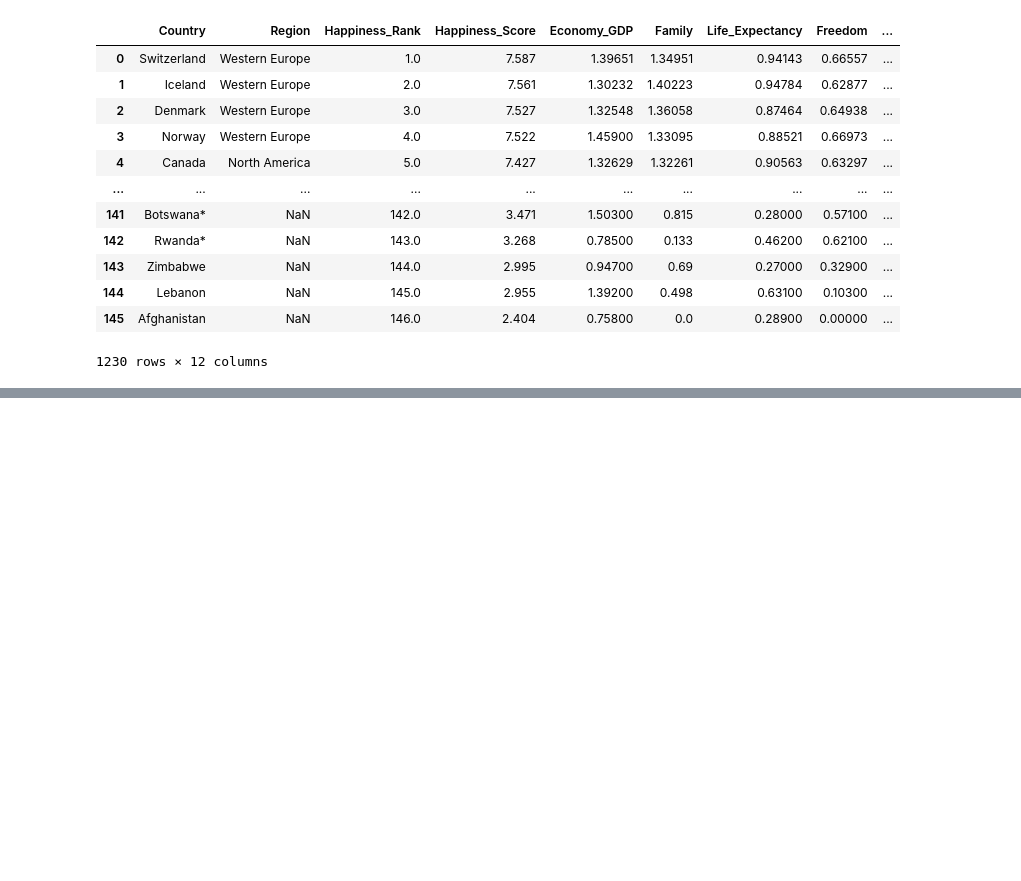
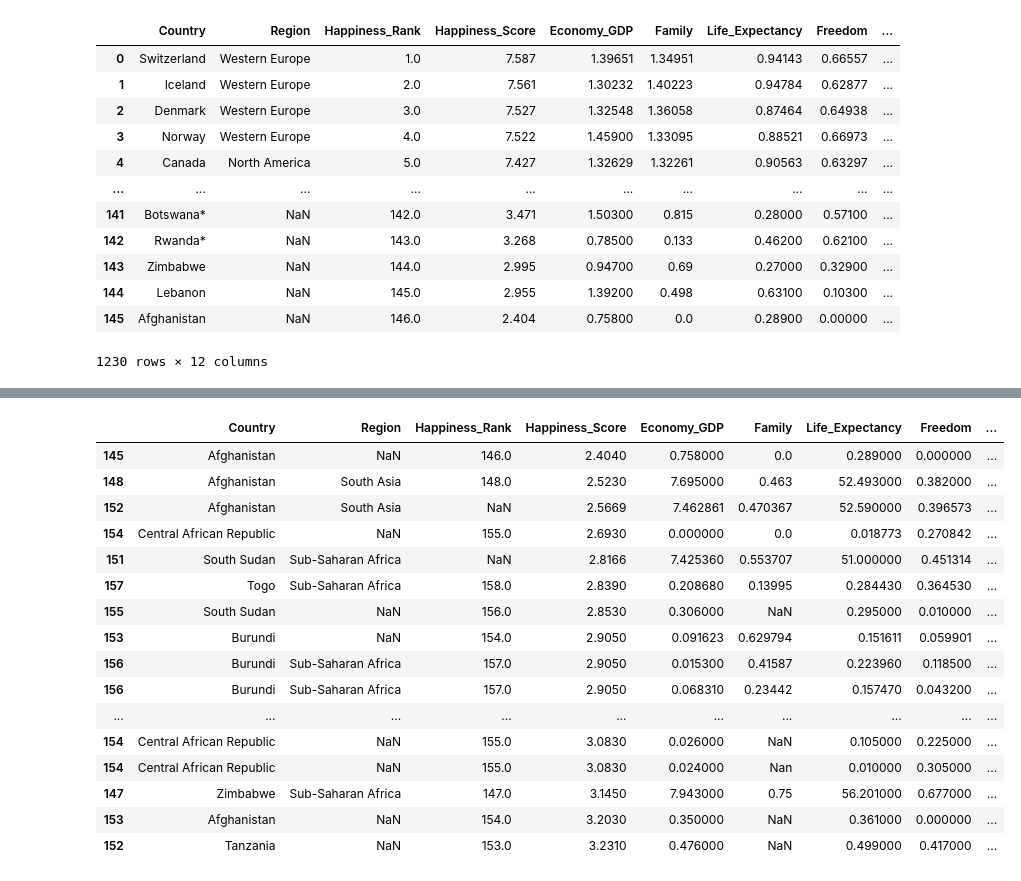
Before and after one commit to dafreibe74/GRPONE-The_Eddies, a Jupyter notebook: Clean_data_merging.ipynb, the cells around one changed output, grey strips where cells are left out. Cells and saved outputs as stored; diff of their text form; code cells hidden in the pictures; blank space fills up the shorter version.

```diff
--- a/Clean_data_merging.ipynb
+++ b/Clean_data_merging.ipynb
@@ -136,0 +158,21 @@ total_raw_data_df.to_csv("data/total_data_clean.csv", index=False, encoding="ISO
+# %%
+# finding bottom 20 happiness scores over all years
+total_raw_data_df.sort_values(by="Happiness_Score", ascending=True).head(20)
+# %% [output]
+|  | Country | Region | Happiness_Rank | Happiness_Score | Economy_GDP | Family | Life_Expectancy | Freedom | ... |
+| 145 | Afghanistan | NaN | 146.0 | 2.4040 | 0.758000 | 0.0 | 0.289000 | 0.000000 | ... |
+| 148 | Afghanistan | South Asia | 148.0 | 2.5230 | 7.695000 | 0.463 | 52.493000 | 0.382000 | ... |
+| 152 | Afghanistan | South Asia | NaN | 2.5669 | 7.462861 | 0.470367 | 52.590000 | 0.396573 | ... |
+| 154 | Central African Republic | NaN | 155.0 | 2.6930 | 0.000000 | 0.0 | 0.018773 | 0.270842 | ... |
+| 151 | South Sudan | Sub-Saharan Africa | NaN | 2.8166 | 7.425360 | 0.553707 | 51.000000 | 0.451314 | ... |
+| 157 | Togo | Sub-Saharan Africa | 158.0 | 2.8390 | 0.208680 | 0.13995 | 0.284430 | 0.364530 | ... |
+| 155 | South Sudan | NaN | 156.0 | 2.8530 | 0.306000 | NaN | 0.295000 | 0.010000 | ... |
+| 153 | Burundi | NaN | 154.0 | 2.9050 | 0.091623 | 0.629794 | 0.151611 | 0.059901 | ... |
+| 156 | Burundi | Sub-Saharan Africa | 157.0 | 2.9050 | 0.015300 | 0.41587 | 0.223960 | 0.118500 | ... |
+| 156 | Burundi | Sub-Saharan Africa | 157.0 | 2.9050 | 0.068310 | 0.23442 | 0.157470 | 0.043200 | ... |
+| ... | ... | ... | ... | ... | ... | ... | ... | ... | ... |
+| 154 | Central African Republic | NaN | 155.0 | 3.0830 | 0.026000 | NaN | 0.105000 | 0.225000 | ... |
+| 154 | Central African Republic | NaN | 155.0 | 3.0830 | 0.024000 | Nan | 0.010000 | 0.305000 | ... |
+| 147 | Zimbabwe | Sub-Saharan Africa | 147.0 | 3.1450 | 7.943000 | 0.75 | 56.201000 | 0.677000 | ... |
+| 153 | Afghanistan | NaN | 154.0 | 3.2030 | 0.350000 | NaN | 0.361000 | 0.000000 | ... |
+| 152 | Tanzania | NaN | 153.0 | 3.2310 | 0.476000 | NaN | 0.499000 | 0.417000 | ... |
```
Also changed, not shown: parts of 1 cell of this notebook, 3 other files.
